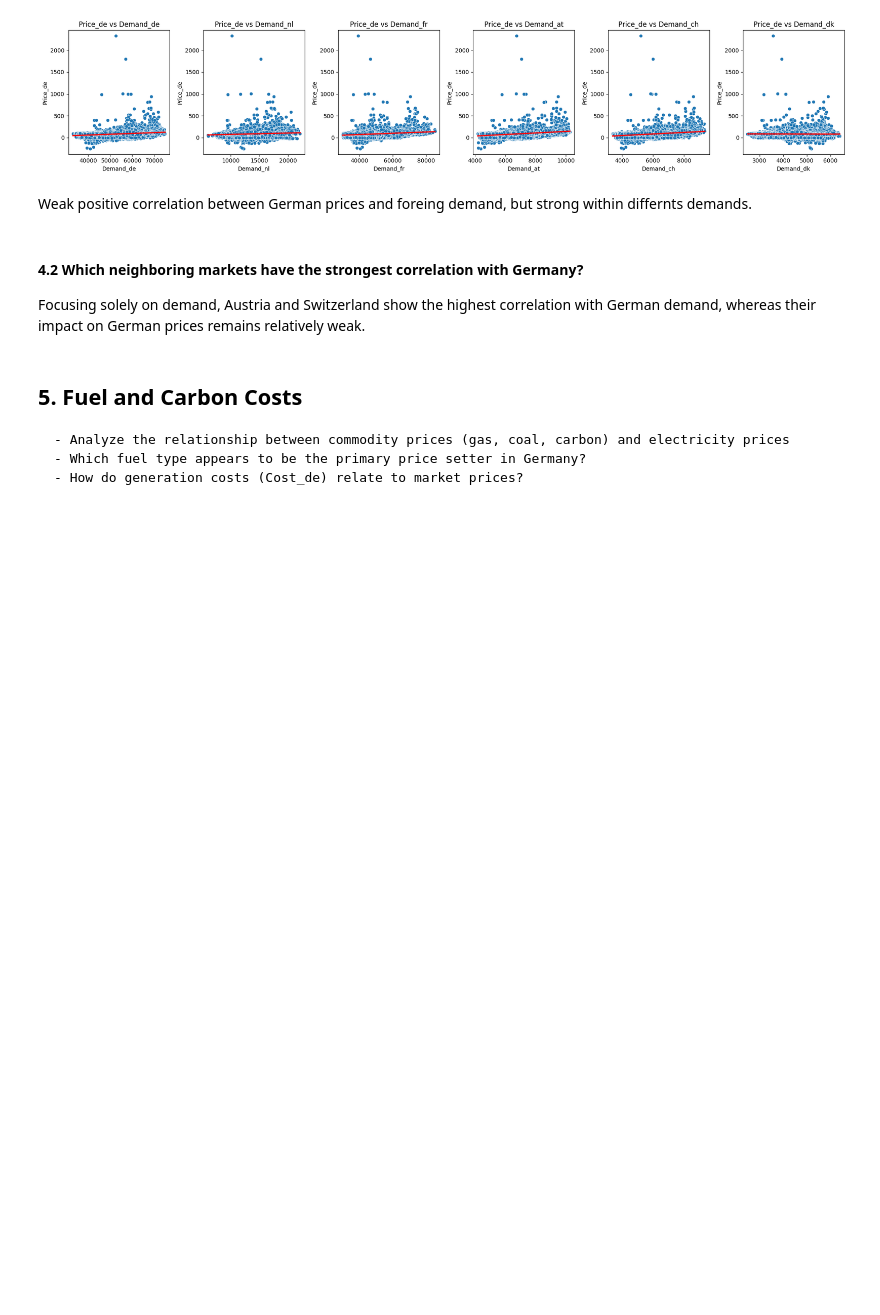
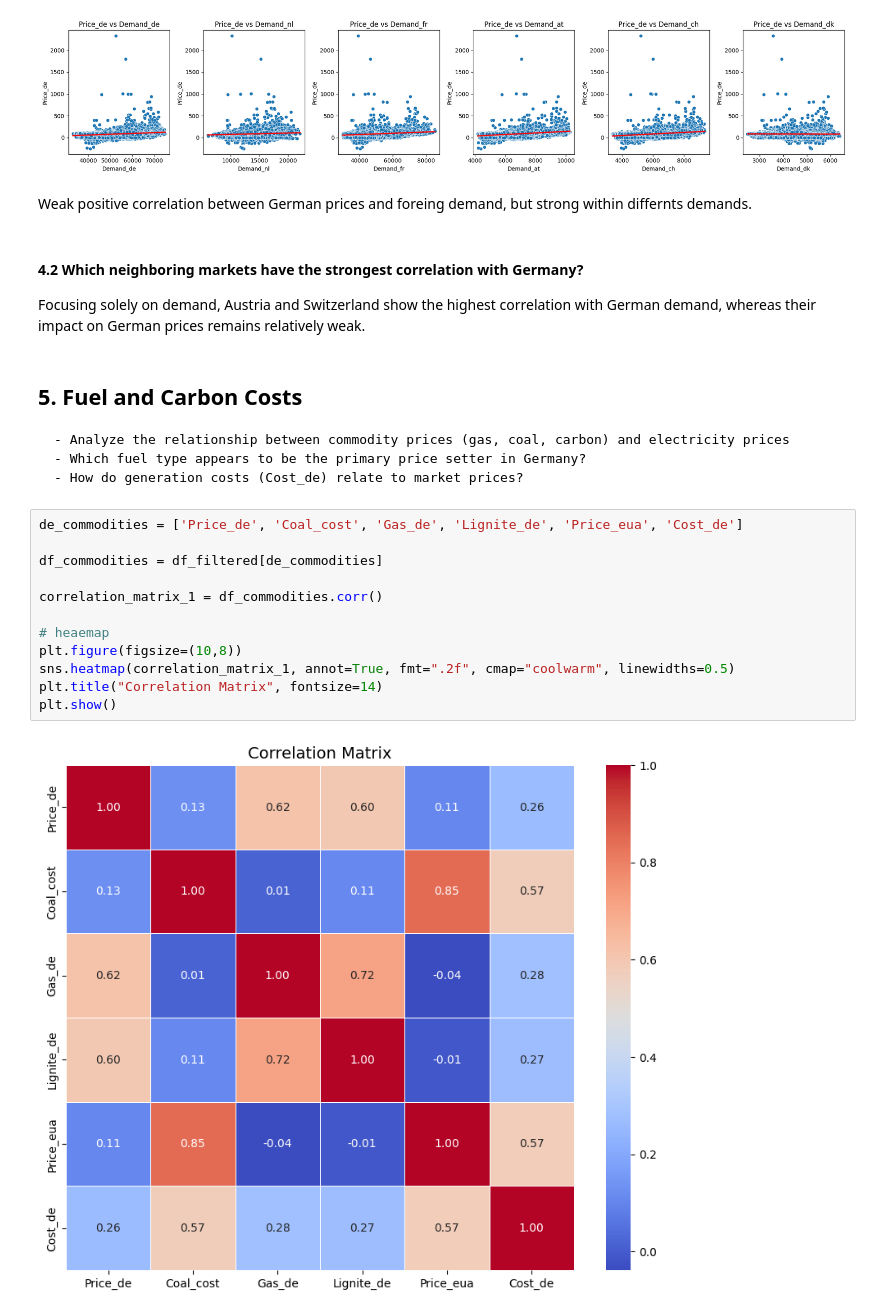
Before and after one commit to samueledelia/German_electricity_prices-assignment, a Jupyter notebook: notebook/2_Covariate_Analysis.ipynb, the cells around one changed output. Saved outputs shown, nothing was run; the diff lists cells and outputs as text; blank space fills up the shorter version.

```diff
--- a/notebook/2_Covariate_Analysis.ipynb
+++ b/notebook/2_Covariate_Analysis.ipynb
@@ -181,3 +181,17 @@ Focusing solely on demand, Austria and Switzerland show the highest correlation
     - Analyze the relationship between commodity prices (gas, coal, carbon) and electricity prices
     - Which fuel type appears to be the primary price setter in Germany?
     - How do generation costs (Cost_de) relate to market prices?
+# %%
+de_commodities = ['Price_de', 'Coal_cost', 'Gas_de', 'Lignite_de', 'Price_eua', 'Cost_de']
+
+df_commodities = df_filtered[de_commodities]
+
+correlation_matrix_1 = df_commodities.corr()
+
+# heaemap
+plt.figure(figsize=(10,8))
+sns.heatmap(correlation_matrix_1, annot=True, fmt=".2f", cmap="coolwarm", linewidths=0.5)
+plt.title("Correlation Matrix", fontsize=14)
+plt.show()
+# %% [output]
+[figure, added]
```
Also changed, not shown: parts of 2 cells of this notebook, 3 other files.
